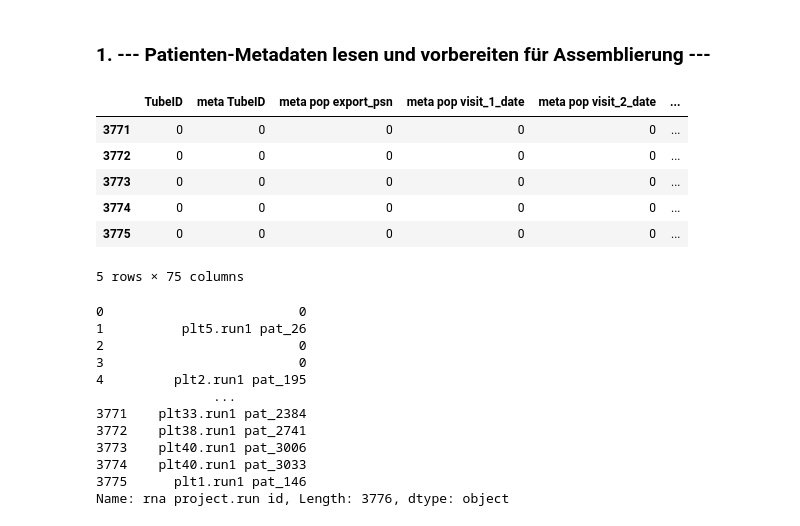
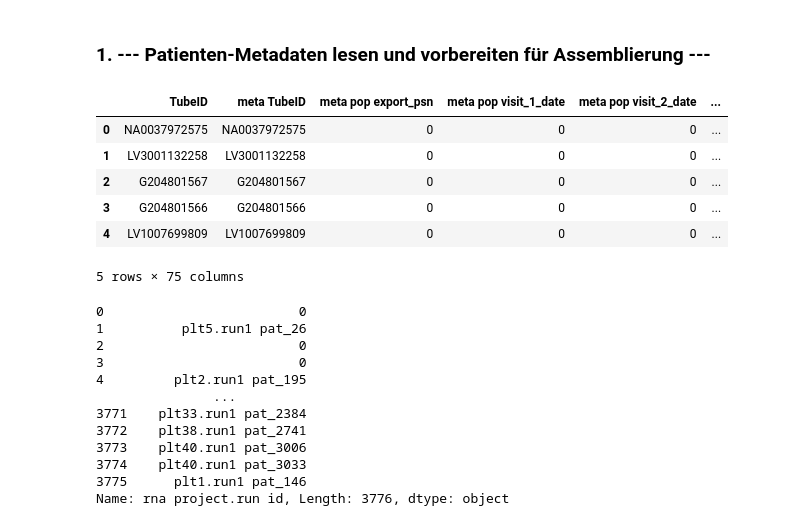
Before and after one commit to dlnija/ScRNA-analysis, a Jupyter notebook: 0_Preassembling.ipynb, the cells around one changed output. Drawn from its saved outputs; the diff is of its cells as text; code cells hidden in the pictures.

```diff
--- a/0_Preassembling.ipynb
+++ b/0_Preassembling.ipynb
@@ -32,14 +32,14 @@ print(path_mtx)
 # %%
 pat_df = pd.read_csv(file_path_pat, decimal=",", sep="\t")
 pat_df = pat_df.fillna(0)
-pat_df.tail()
+pat_df.head()
 # %% [output]
 |  | TubeID | meta TubeID | meta pop export_psn | meta pop visit_1_date | meta pop visit_2_date | ... |
-| 3771 | 0 | 0 | 0 | 0 | 0 | ... |
-| 3772 | 0 | 0 | 0 | 0 | 0 | ... |
-| 3773 | 0 | 0 | 0 | 0 | 0 | ... |
-| 3774 | 0 | 0 | 0 | 0 | 0 | ... |
-| 3775 | 0 | 0 | 0 | 0 | 0 | ... |
+| 0 | NA0037972575 | NA0037972575 | 0 | 0 | 0 | ... |
+| 1 | LV3001132258 | LV3001132258 | 0 | 0 | 0 | ... |
+| 2 | G204801567 | G204801567 | 0 | 0 | 0 | ... |
+| 3 | G204801566 | G204801566 | 0 | 0 | 0 | ... |
+| 4 | LV1007699809 | LV1007699809 | 0 | 0 | 0 | ... |
 5 rows × 75 columns
 # %%
 pat_df["rna project.run id"] # ID überprüfen
```
Also changed, not shown: parts of 7 cells of this notebook.
